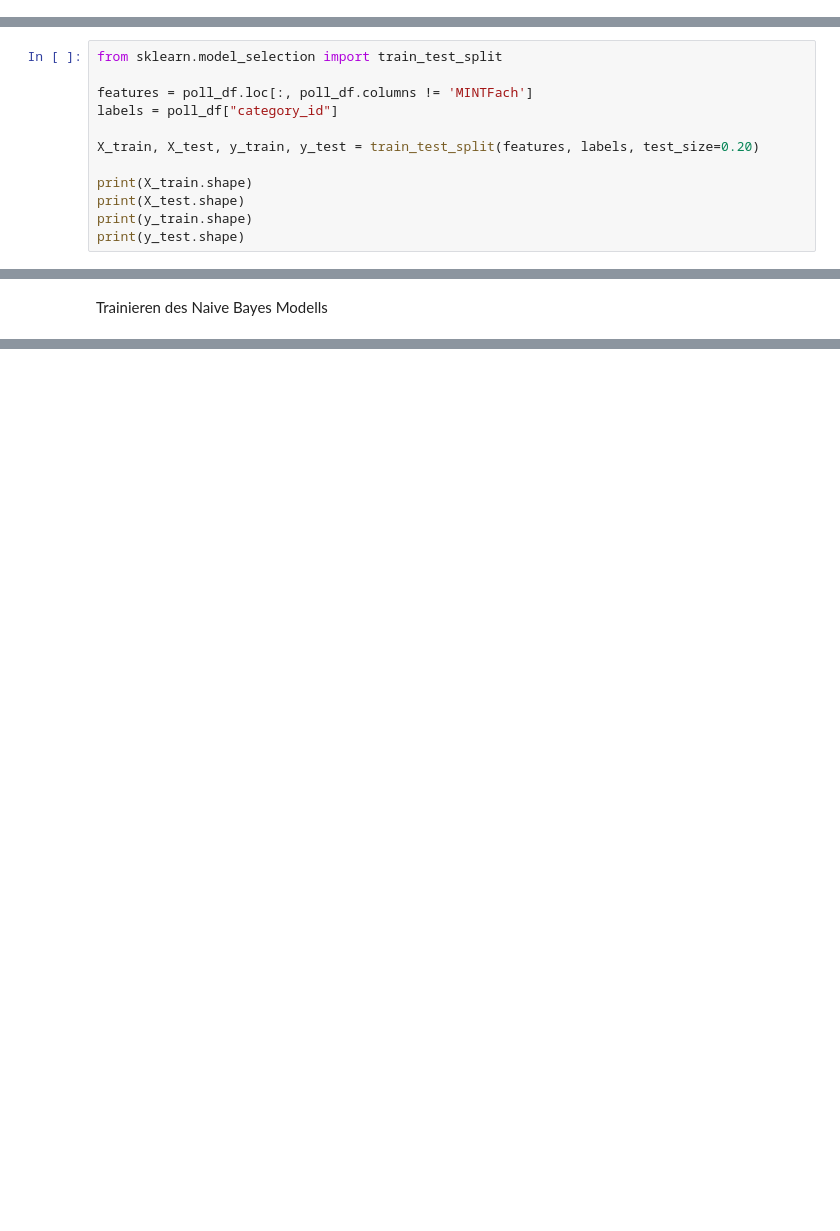
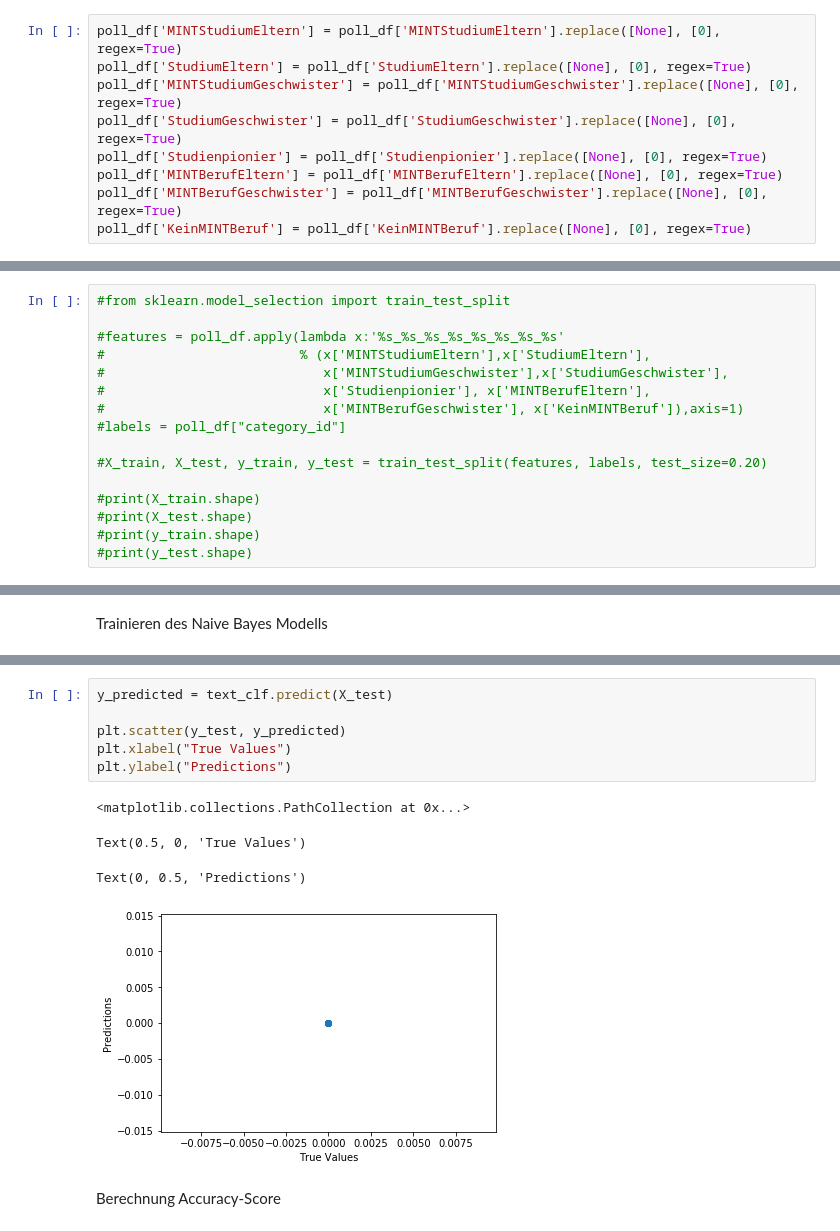
Before and after one commit to wittmannev/Bachelor-Textanalytics, a Jupyter notebook: Klassifikation.ipynb, the cells around one changed output, grey strips where cells are left out. Cells and saved outputs as stored; diff of their text form; blank space fills up the shorter version.

```diff
--- a/Klassifikation.ipynb
+++ b/Klassifikation.ipynb
@@ -80,0 +83,9 @@ Aufteilung der Daten in 80% Trainingsdaten & 20% Testdaten
+# %%
+poll_df['MINTStudiumEltern'] = poll_df['MINTStudiumEltern'].replace([None], [0], regex=True)
+poll_df['StudiumEltern'] = poll_df['StudiumEltern'].replace([None], [0], regex=True)
+poll_df['MINTStudiumGeschwister'] = poll_df['MINTStudiumGeschwister'].replace([None], [0], regex=True)
+poll_df['StudiumGeschwister'] = poll_df['StudiumGeschwister'].replace([None], [0], regex=True)
+poll_df['Studienpionier'] = poll_df['Studienpionier'].replace([None], [0], regex=True)
+poll_df['MINTBerufEltern'] = poll_df['MINTBerufEltern'].replace([None], [0], regex=True)
+poll_df['MINTBerufGeschwister'] = poll_df['MINTBerufGeschwister'].replace([None], [0], regex=True)
+poll_df['KeinMINTBeruf'] = poll_df['KeinMINTBeruf'].replace([None], [0], regex=True)
@@ -81,12 +161,16 @@ Aufteilung der Daten in 80% Trainingsdaten & 20% Testdaten
 # %%
-from sklearn.model_selection import train_test_split
+#from sklearn.model_selection import train_test_split
 
-features = poll_df.loc[:, poll_df.columns != 'MINTFach']
-labels = poll_df["category_id"]
+#features = poll_df.apply(lambda x:'%s_%s_%s_%s_%s_%s_%s_%s'
+#                         % (x['MINTStudiumEltern'],x['StudiumEltern'],
+#                            x['MINTStudiumGeschwister'],x['StudiumGeschwister'],
+#                            x['Studienpionier'], x['MINTBerufEltern'],
+#                            x['MINTBerufGeschwister'], x['KeinMINTBeruf']),axis=1)
+#labels = poll_df["category_id"]
 
-X_train, X_test, y_train, y_test = train_test_split(features, labels, test_size=0.20)
+#X_train, X_test, y_train, y_test = train_test_split(features, labels, test_size=0.20)
 
-print(X_train.shape)
-print(X_test.shape)
-print(y_train.shape)
-print(y_test.shape)
+#print(X_train.shape)
+#print(X_test.shape)
+#print(y_train.shape)
+#print(y_test.shape)
@@ -113,0 +199,13 @@ ValueError: Found input variables with inconsistent numbers of samples: [35, 567
+# %%
+y_predicted = text_clf.predict(X_test)
+
+plt.scatter(y_test, y_predicted)
+plt.xlabel("True Values")
+plt.ylabel("Predictions")
+# %% [output]
+<matplotlib.collections.PathCollection at 0x...>
+Text(0.5, 0, 'True Values')
+Text(0, 0.5, 'Predictions')
+[figure, added]
+# %% [markdown]
+Berechnung Accuracy-Score
```
Also changed, not shown: parts of 15 cells of this notebook, 1 other file.
